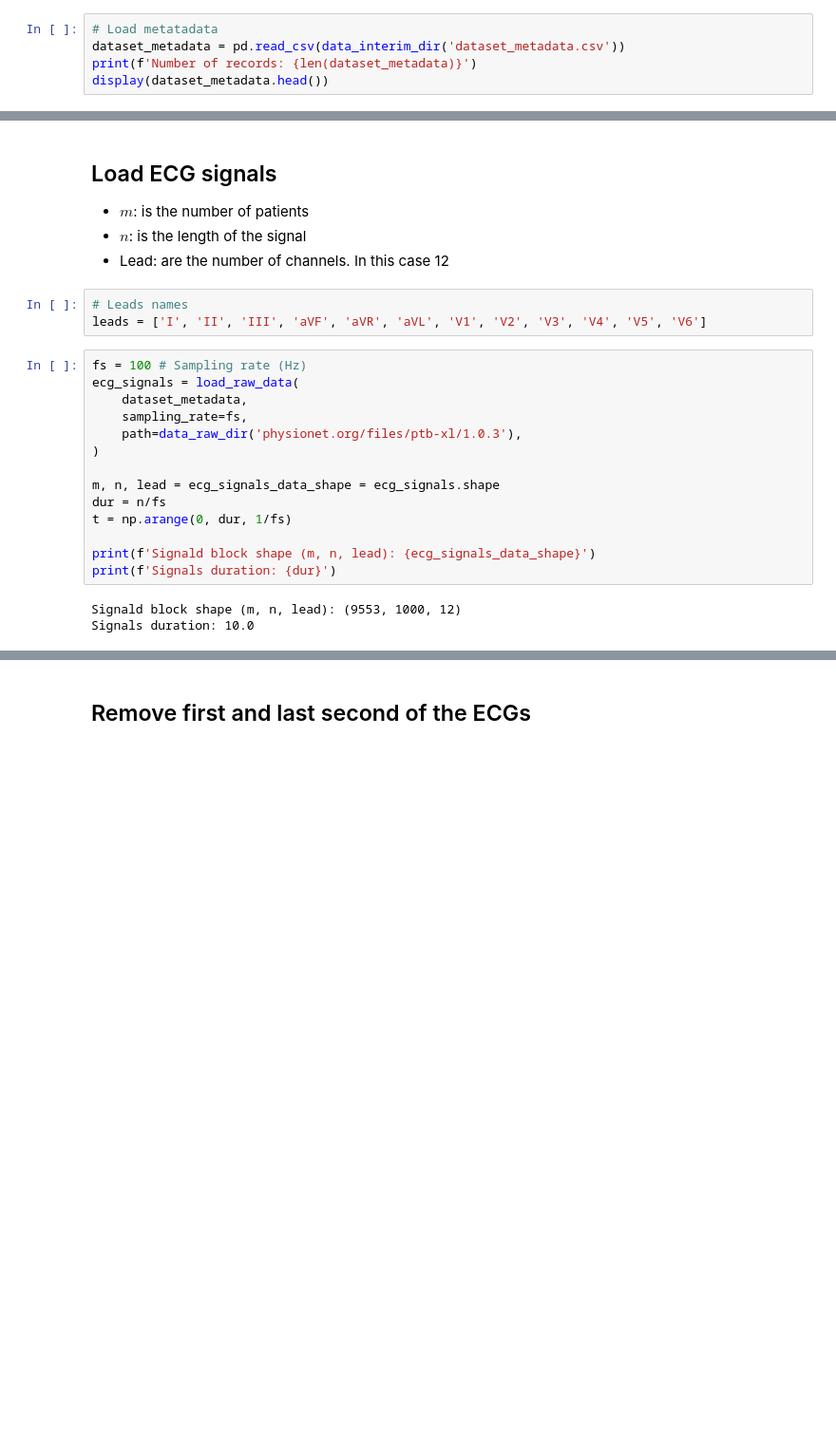
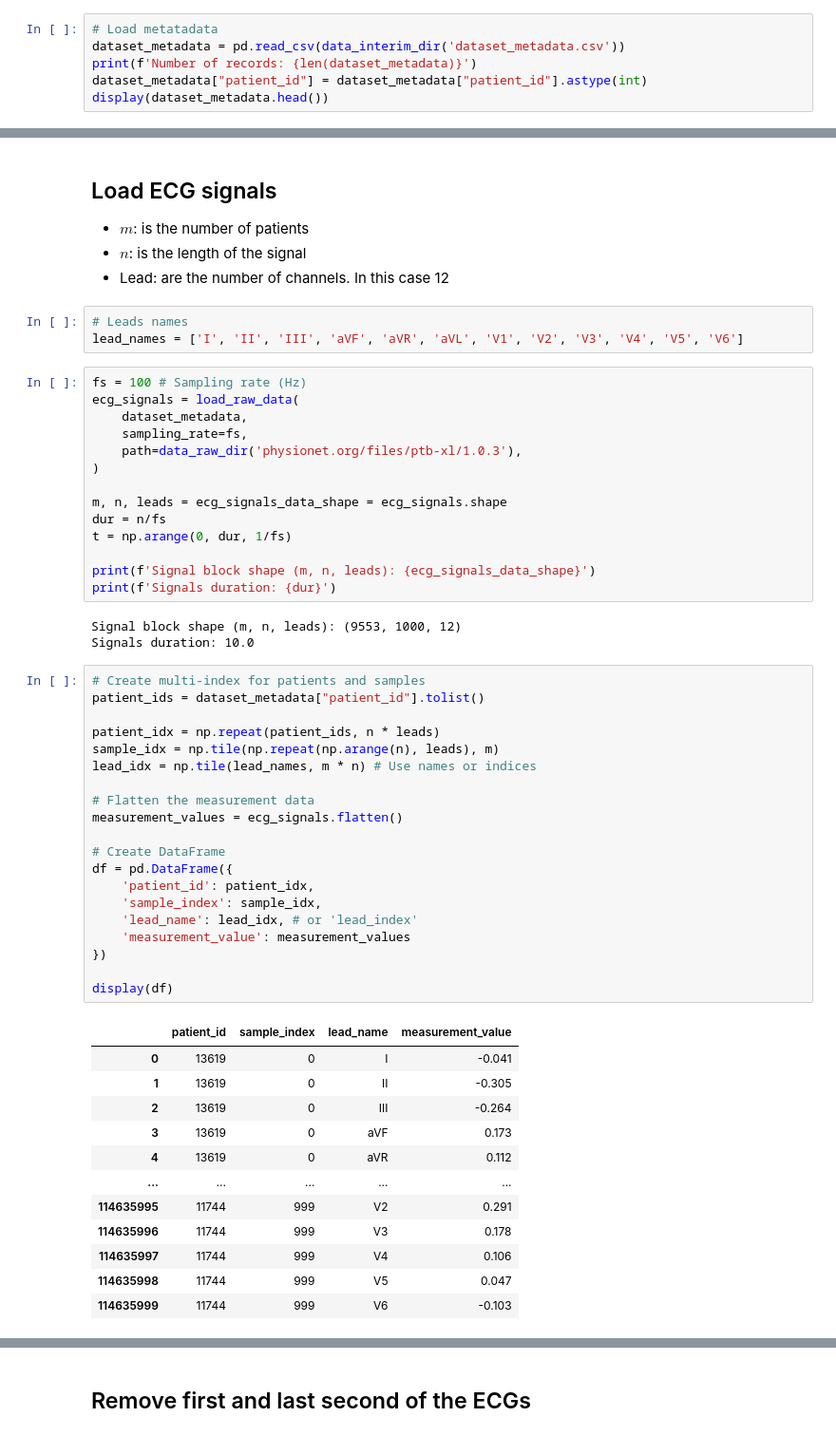
Before and after one commit to AGE90/ptbxl-challenge, a Jupyter notebook: notebooks/02-AGE-signal_preprocessing.ipynb, the cells around one changed output, grey strips where cells are left out. Shown: that part at 95% size. Drawn from its saved outputs; the diff is of its cells as text; blank space fills up the shorter version.

Commit message:
Create parquet and csv of data for GBQ

```diff
--- a/notebooks/02-AGE-signal_preprocessing.ipynb
+++ b/notebooks/02-AGE-signal_preprocessing.ipynb
@@ -20,6 +20,7 @@ preprocessing = SignalPreprocessing()
 # Load metatadata
 dataset_metadata = pd.read_csv(data_interim_dir('dataset_metadata.csv'))
 print(f'Number of records: {len(dataset_metadata)}')
+dataset_metadata["patient_id"] = dataset_metadata["patient_id"].astype(int)
 display(dataset_metadata.head())
 # %% [output]
 Number of records: 9553
@@ -38,7 +43,7 @@ Number of records: 9553
 - Lead: are the number of channels. In this case 12
 # %%
 # Leads names
-leads = ['I', 'II', 'III', 'aVF', 'aVR', 'aVL', 'V1', 'V2', 'V3', 'V4', 'V5', 'V6']
+lead_names = ['I', 'II', 'III', 'aVF', 'aVR', 'aVL', 'V1', 'V2', 'V3', 'V4', 'V5', 'V6']
 # %%
 fs = 100 # Sampling rate (Hz)
 ecg_signals = load_raw_data(
@@ -47,12 +52,45 @@ ecg_signals = load_raw_data(
     path=data_raw_dir('physionet.org/files/ptb-xl/1.0.3'),
 )
 
-m, n, lead = ecg_signals_data_shape = ecg_signals.shape
+m, n, leads = ecg_signals_data_shape = ecg_signals.shape
 dur = n/fs
 t = np.arange(0, dur, 1/fs)
 
-print(f'Signald block shape (m, n, lead): {ecg_signals_data_shape}')
+print(f'Signal block shape (m, n, leads): {ecg_signals_data_shape}')
 print(f'Signals duration: {dur}')
 # %% [output]
-Signald block shape (m, n, lead): (9553, 1000, 12)
+Signal block shape (m, n, leads): (9553, 1000, 12)
 Signals duration: 10.0
+# %%
+# Create multi-index for patients and samples
+patient_ids = dataset_metadata["patient_id"].tolist()
+
+patient_idx = np.repeat(patient_ids, n * leads)
+sample_idx = np.tile(np.repeat(np.arange(n), leads), m)
+lead_idx = np.tile(lead_names, m * n) # Use names or indices
+
+# Flatten the measurement data
+measurement_values = ecg_signals.flatten()
+
+# Create DataFrame
+df = pd.DataFrame({
+    'patient_id': patient_idx,
+    'sample_index': sample_idx,
+    'lead_name': lead_idx, # or 'lead_index'
+    'measurement_value': measurement_values
+})
+
+display(df)
+# %% [output]
+|  | patient_id | sample_index | lead_name | measurement_value |
+| 0 | 13619 | 0 | I | -0.041 |
+| 1 | 13619 | 0 | II | -0.305 |
+| 2 | 13619 | 0 | III | -0.264 |
+| 3 | 13619 | 0 | aVF | 0.173 |
+| 4 | 13619 | 0 | aVR | 0.112 |
+| ... | ... | ... | ... | ... |
+| 114635995 | 11744 | 999 | V2 | 0.291 |
+| 114635996 | 11744 | 999 | V3 | 0.178 |
+| 114635997 | 11744 | 999 | V4 | 0.106 |
+| 114635998 | 11744 | 999 | V5 | 0.047 |
+| 114635999 | 11744 | 999 | V6 | -0.103 |
```
Also changed, not shown: parts of 11 cells of this notebook, 1 other file.
